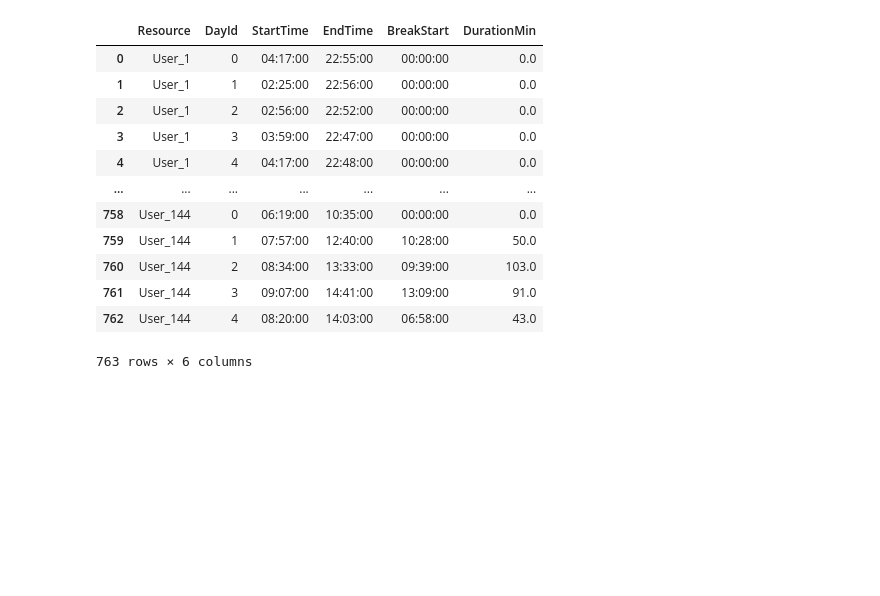
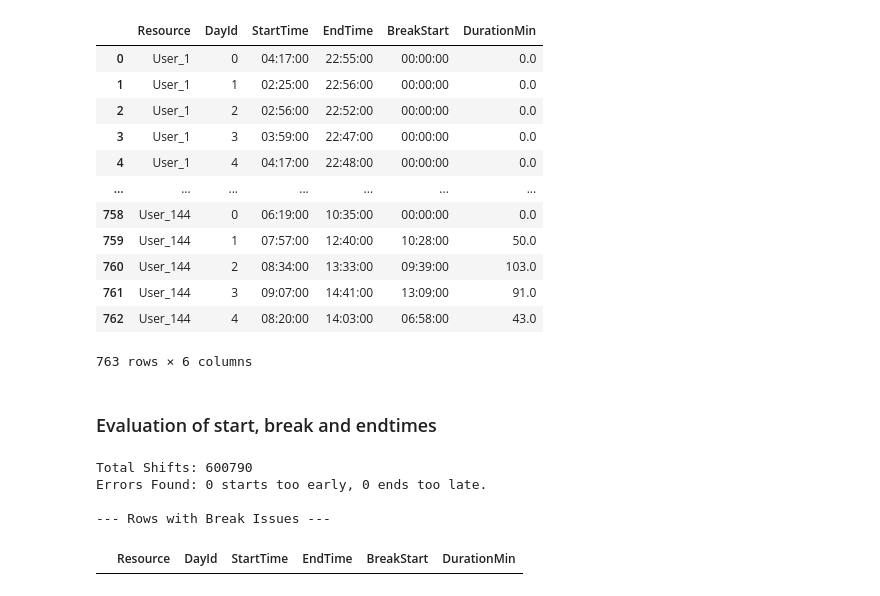
Before and after one commit to mbrieg/bppso-groupwork, a Jupyter notebook: resources/availabilities/resource_availabilities.ipynb, the cells around one changed output. Saved outputs shown, nothing was run; the diff lists cells and outputs as text; code cells hidden in the pictures; blank space fills up the shorter version.

Commit message:
Add final resource implementation and files

```diff
--- a/resources/availabilities/resource_availabilities.ipynb
+++ b/resources/availabilities/resource_availabilities.ipynb
@@ -648,3 +648,23 @@ res_availvabilities_adv
 | 761 | User_144 | 3 | 09:07:00 | 14:41:00 | 13:09:00 | 91.0 |
 | 762 | User_144 | 4 | 08:20:00 | 14:03:00 | 06:58:00 | 43.0 |
 763 rows × 6 columns
+# %% [markdown]
+### Evaluation of start, break and endtimes
+# %%
+def to_td(col):
+    return pd.to_timedelta(col)
+
+has_break = res_availvabilities_adv['DurationMin'] > 0
+break_too_early = (to_td(res_availvabilities_adv['BreakStart'].astype(str)) < to_td(res_availvabilities_adv['StartTime'].astype(str))) & has_break
+break_too_late = ((to_td(res_availvabilities_adv['BreakStart'].astype(str)) + pd.to_timedelta(res_availvabilities_adv['DurationMin'], unit='m')) > to_td(res_availvabilities_adv['EndTime'].astype(str))) & has_break
+
+print(f"Total Shifts: {len(df)}")
+print(f"Errors Found: {break_too_early.sum()} starts too early, {break_too_late.sum()} ends too late.")
+print("\n--- Rows with Break Issues ---")
+res_availvabilities_adv[(break_too_early | break_too_late)][['Resource', 'DayId', 'StartTime', 'EndTime', 'BreakStart', 'DurationMin']]
+# %% [output]
+Total Shifts: 600790
+Errors Found: 0 starts too early, 0 ends too late.
+
+--- Rows with Break Issues ---
+|  | Resource | DayId | StartTime | EndTime | BreakStart | DurationMin |
```
Also changed, not shown: parts of 1 cell of this notebook, 11 other files.
